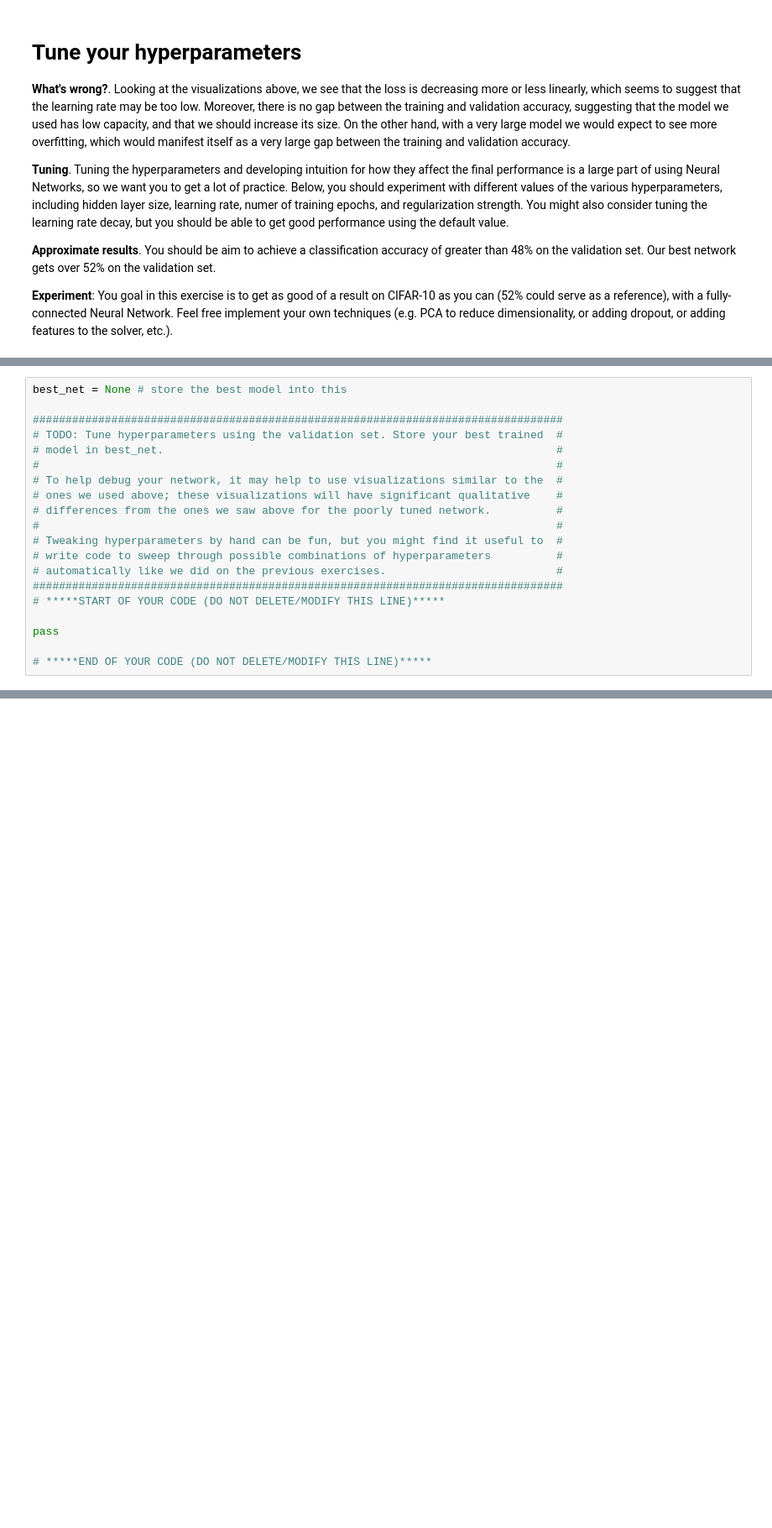
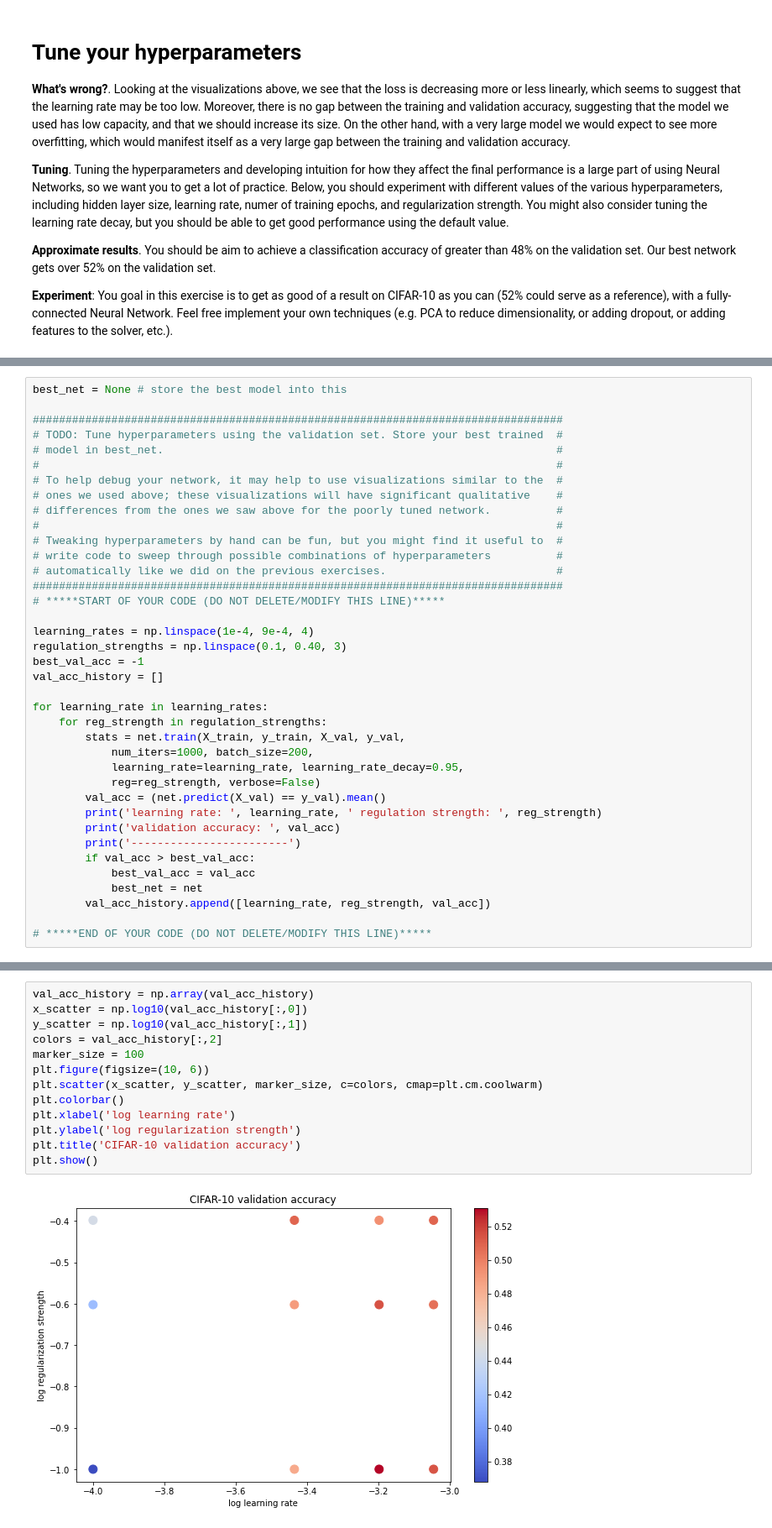
Before and after one commit to Vezarachan/CNN4Vision, a Jupyter notebook: assignment1/two_layer_net.ipynb, the cells around one changed output, grey strips where cells are left out. Shown at 84% size. Drawn from its saved outputs; the diff is of its cells as text; blank space fills up the shorter version.

```diff
--- a/assignment1/two_layer_net.ipynb
+++ b/assignment1/two_layer_net.ipynb
@@ -257,6 +316,24 @@ best_net = None # store the best model into this
 #################################################################################
 # *****START OF YOUR CODE (DO NOT DELETE/MODIFY THIS LINE)*****
 
-pass
+learning_rates = np.linspace(1e-4, 9e-4, 4)
+regulation_strengths = np.linspace(0.1, 0.40, 3)
+best_val_acc = -1
+val_acc_history = []
+
+for learning_rate in learning_rates:
+    for reg_strength in regulation_strengths:
+        stats = net.train(X_train, y_train, X_val, y_val,
+            num_iters=1000, batch_size=200,
+            learning_rate=learning_rate, learning_rate_decay=0.95,
+            reg=reg_strength, verbose=False)
+        val_acc = (net.predict(X_val) == y_val).mean()
+        print('learning rate: ', learning_rate, ' regulation strength: ', reg_strength)
+        print('validation accuracy: ', val_acc)
+        print('------------------------')
+        if val_acc > best_val_acc:
+            best_val_acc = val_acc
+            best_net = net
+        val_acc_history.append([learning_rate, reg_strength, val_acc])
 
 # *****END OF YOUR CODE (DO NOT DELETE/MODIFY THIS LINE)*****
@@ -263,3 +358,18 @@ pass
+# %%
+val_acc_history = np.array(val_acc_history)
+x_scatter = np.log10(val_acc_history[:,0])
+y_scatter = np.log10(val_acc_history[:,1])
+colors = val_acc_history[:,2]
+marker_size = 100
+plt.figure(figsize=(10, 6))
+plt.scatter(x_scatter, y_scatter, marker_size, c=colors, cmap=plt.cm.coolwarm)
+plt.colorbar()
+plt.xlabel('log learning rate')
+plt.ylabel('log regularization strength')
+plt.title('CIFAR-10 validation accuracy')
+plt.show()
+# %% [output]
+[figure, added]
 # %%
 # Print your validation accuracy: this should be above 48%
 val_acc = (best_net.predict(X_val) == y_val).mean()
```
Also changed, not shown: parts of 15 cells of this notebook, 16 other files.
